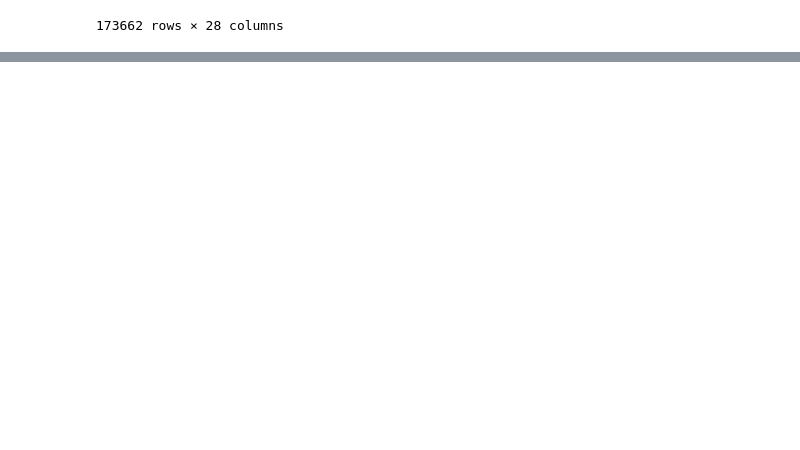
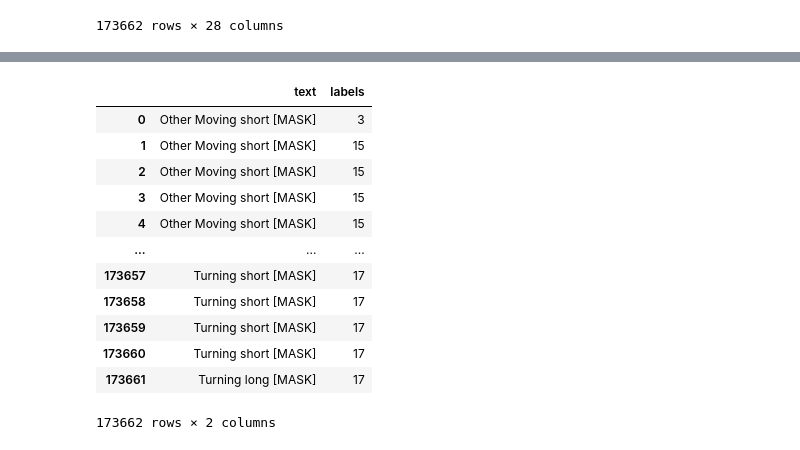
Before and after one commit to twotango/messenger, a Jupyter notebook: Research/Weeks/Week_14/14_4.ipynb, the cells around one changed output, grey strips where cells are left out. Cells and saved outputs as stored; diff of their text form; code cells hidden in the pictures; blank space fills up the shorter version.

```diff
--- a/Research/Weeks/Week_14/14_4.ipynb
+++ b/Research/Weeks/Week_14/14_4.ipynb
@@ -118,0 +105,16 @@ KeyError: 88
+# %%
+formatted_data
+# %% [output]
+|  | text | labels |
+| 0 | Other Moving short [MASK] | 3 |
+| 1 | Other Moving short [MASK] | 15 |
+| 2 | Other Moving short [MASK] | 15 |
+| 3 | Other Moving short [MASK] | 15 |
+| 4 | Other Moving short [MASK] | 15 |
+| ... | ... | ... |
+| 173657 | Turning short [MASK] | 17 |
+| 173658 | Turning short [MASK] | 17 |
+| 173659 | Turning short [MASK] | 17 |
+| 173660 | Turning short [MASK] | 17 |
+| 173661 | Turning long [MASK] | 17 |
+173662 rows × 2 columns
```
Also changed, not shown: parts of 19 cells of this notebook, 12 other files.
